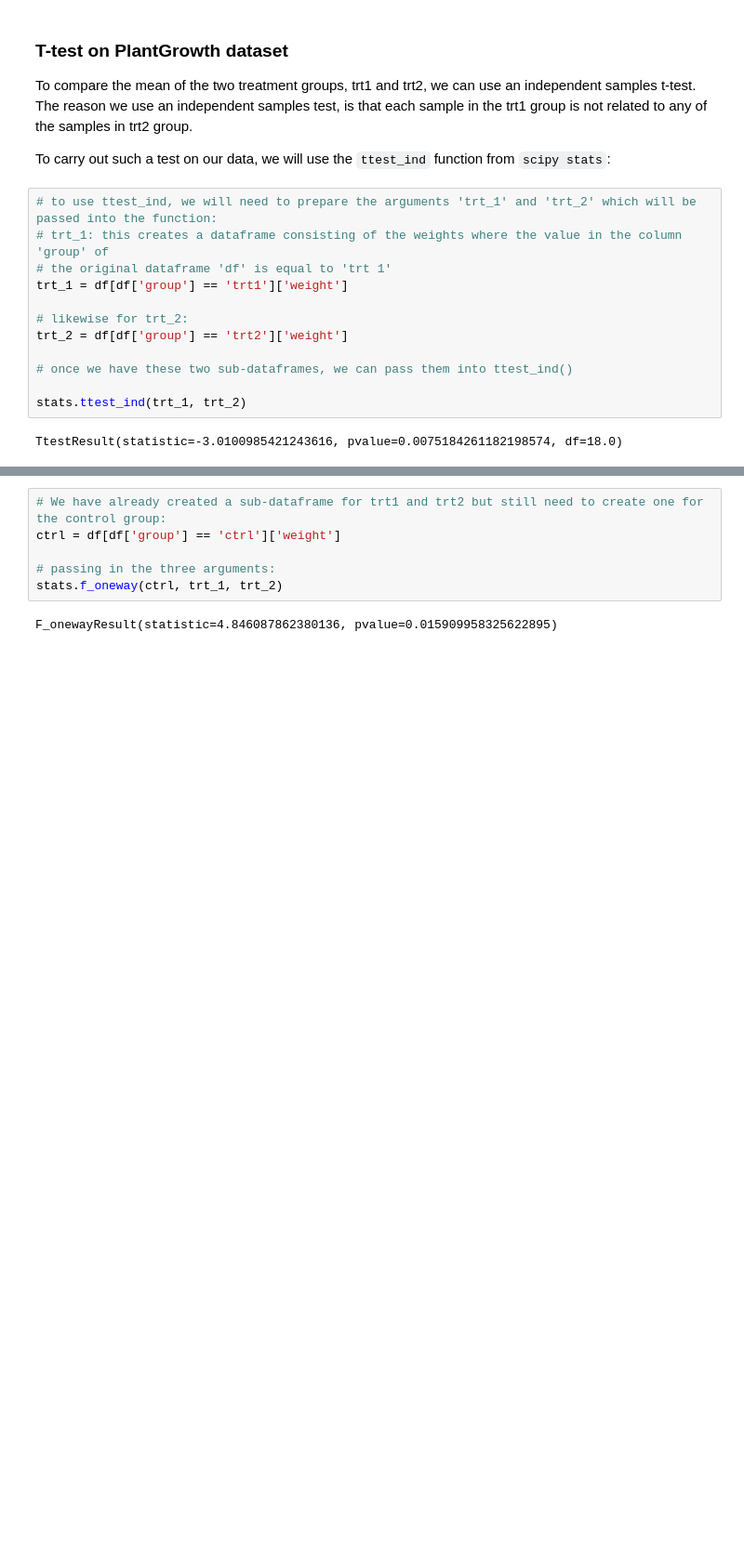
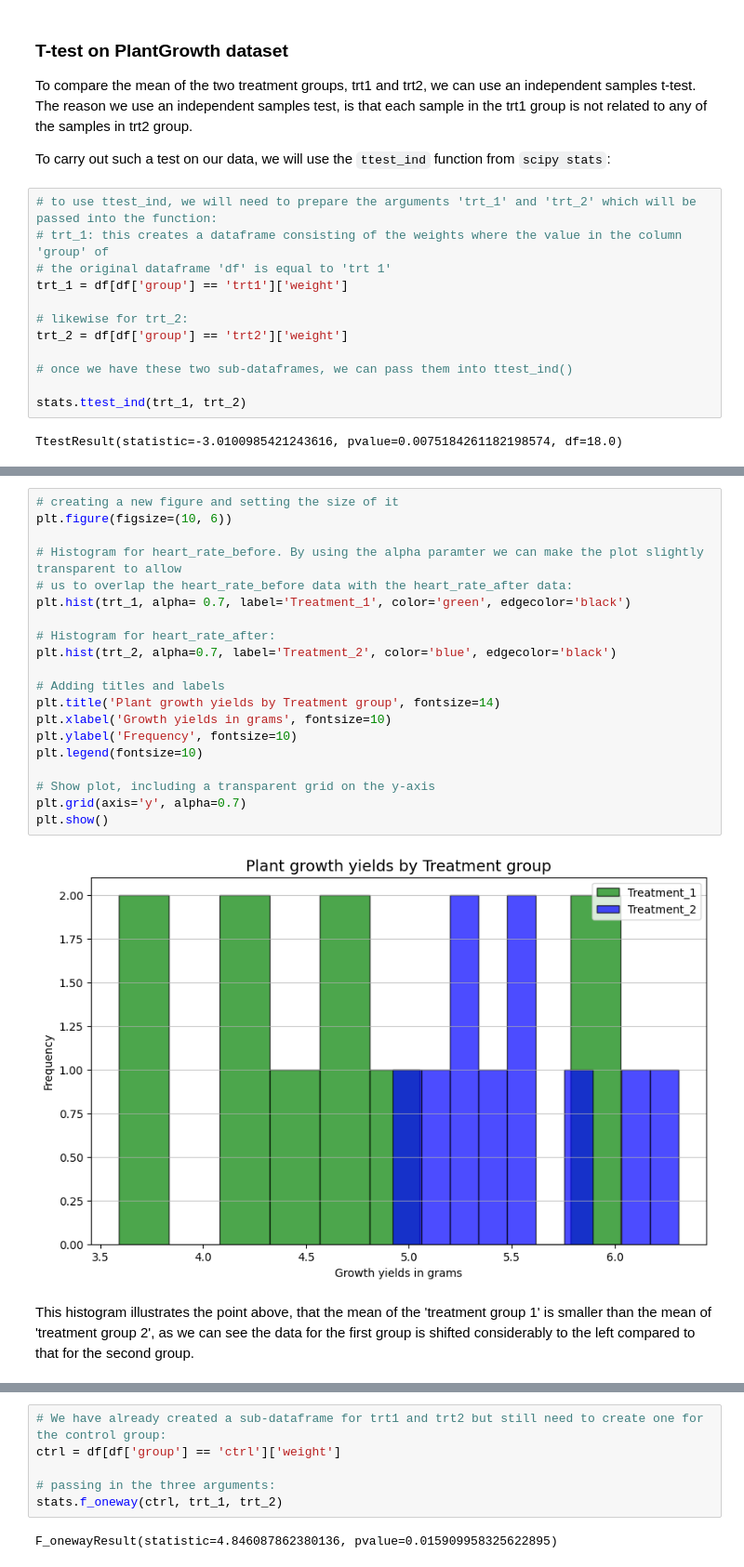
Before and after one commit to jmce22/app_stats, a Jupyter notebook: project.ipynb, the cells around one changed output, grey strips where cells are left out. Shown: that part at 93% size. Saved outputs shown, nothing was run; the diff lists cells and outputs as text; blank space fills up the shorter version.

```diff
--- a/project.ipynb
+++ b/project.ipynb
@@ -112,3 +122,27 @@ we subtract the mean of the second group from the mean of the first group.
+# %%
+# creating a new figure and setting the size of it
+plt.figure(figsize=(10, 6))
+
+# Histogram for heart_rate_before. By using the alpha paramter we can make the plot slightly transparent to allow
+# us to overlap the heart_rate_before data with the heart_rate_after data:
+plt.hist(trt_1, alpha= 0.7, label='Treatment_1', color='green', edgecolor='black')
+
+# Histogram for heart_rate_after:
+plt.hist(trt_2, alpha=0.7, label='Treatment_2', color='blue', edgecolor='black')
+
+# Adding titles and labels
+plt.title('Plant growth yields by Treatment group', fontsize=14)
+plt.xlabel('Growth yields in grams', fontsize=10)
+plt.ylabel('Frequency', fontsize=10)
+plt.legend(fontsize=10)
+
+# Show plot, including a transparent grid on the y-axis
+plt.grid(axis='y', alpha=0.7)
+plt.show()
+# %% [output]
+[figure, added]
+# %% [markdown]
+This histogram illustrates the point above, that the mean of the 'treatment group 1' is smaller than the mean of 'treatment group 2', as we can see the data for the first group is shifted considerably to the left compared to that for the second group.
 # %% [markdown]
 ### ANOVA ###
 
```
Also changed, not shown: parts of 6 cells of this notebook, 1 other file.
